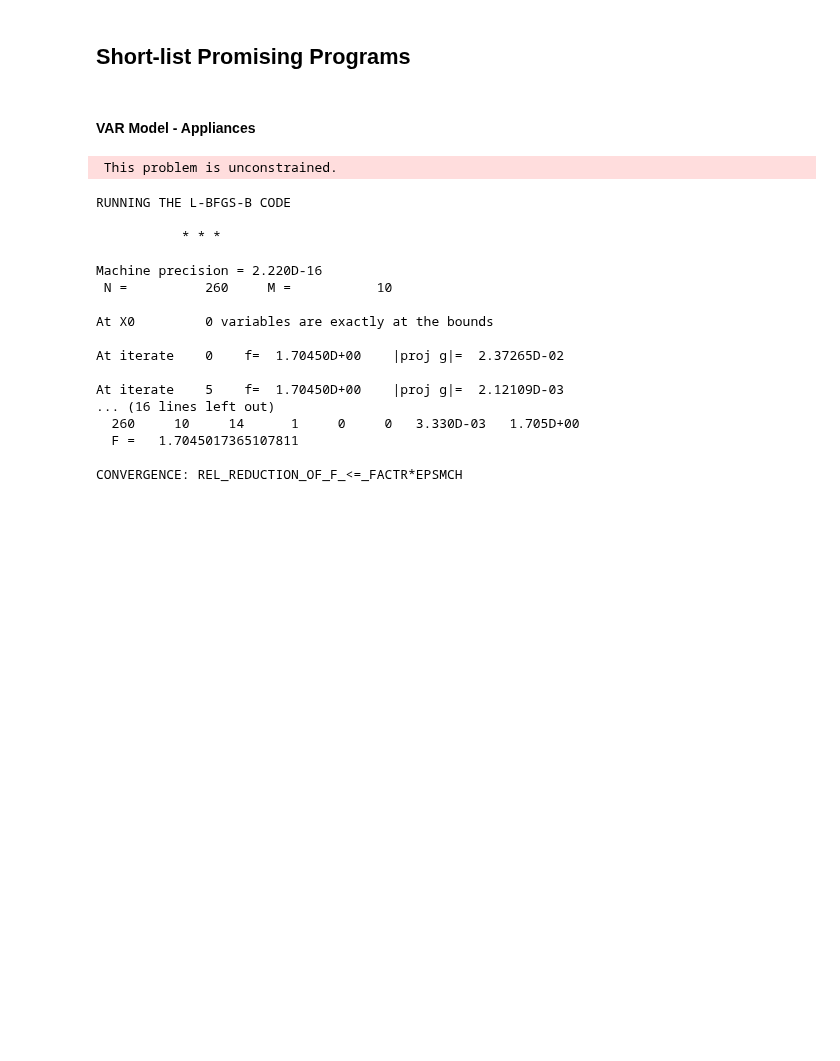
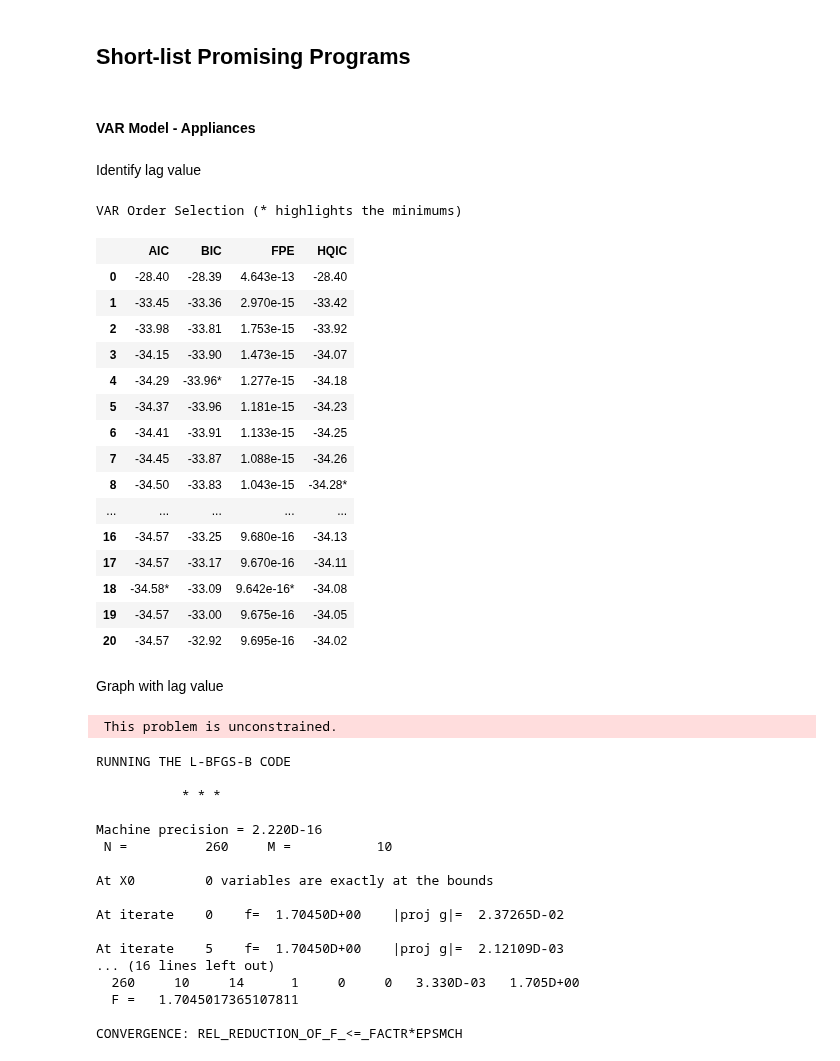
Before and after one commit to parksjr5/Energy_Forecasting, a Jupyter notebook: timeseries_new.ipynb, the cells around one changed output. Saved outputs shown, nothing was run; the diff lists cells and outputs as text; code cells hidden in the pictures; blank space fills up the shorter version.

```diff
--- a/timeseries_new.ipynb
+++ b/timeseries_new.ipynb
@@ -440,6 +440,31 @@ data_lights = diff_data[['lights', 'T4', 'RH_3', 'RH_1', 'RH_7', 'Visibility', '
 ## Short-list Promising Programs
 # %% [markdown]
 #### VAR Model - Appliances
+# %% [markdown]
+Identify lag value
+# %%
+model = VAR(np.asarray(data_app).astype(float))
+model.select_order(20).summary()
+# %% [output]
+VAR Order Selection (* highlights the minimums)
+|  | AIC | BIC | FPE | HQIC |
+| 0 | -28.40 | -28.39 | 4.643e-13 | -28.40 |
+| 1 | -33.45 | -33.36 | 2.970e-15 | -33.42 |
+| 2 | -33.98 | -33.81 | 1.753e-15 | -33.92 |
+| 3 | -34.15 | -33.90 | 1.473e-15 | -34.07 |
+| 4 | -34.29 | -33.96* | 1.277e-15 | -34.18 |
+| 5 | -34.37 | -33.96 | 1.181e-15 | -34.23 |
+| 6 | -34.41 | -33.91 | 1.133e-15 | -34.25 |
+| 7 | -34.45 | -33.87 | 1.088e-15 | -34.26 |
+| 8 | -34.50 | -33.83 | 1.043e-15 | -34.28* |
+| ... | ... | ... | ... | ... |
+| 16 | -34.57 | -33.25 | 9.680e-16 | -34.13 |
+| 17 | -34.57 | -33.17 | 9.670e-16 | -34.11 |
+| 18 | -34.58* | -33.09 | 9.642e-16* | -34.08 |
+| 19 | -34.57 | -33.00 | 9.675e-16 | -34.05 |
+| 20 | -34.57 | -32.92 | 9.695e-16 | -34.02 |
+# %% [markdown]
+Graph with lag value
 # %%
 model = VARMAX(np.asarray(data_app).astype(float), order=(1,0), trend='n').fit(maxiter=1000)
 model.plot_diagnostics(variable=0, figsize=(13,8), lags=24)
```
Also changed, not shown: parts of 14 cells of this notebook.
